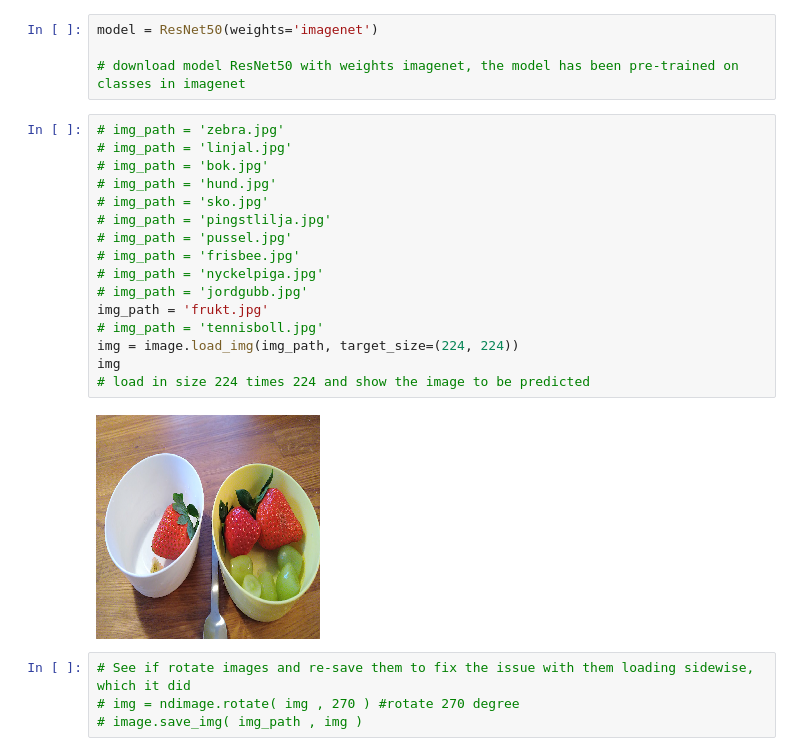
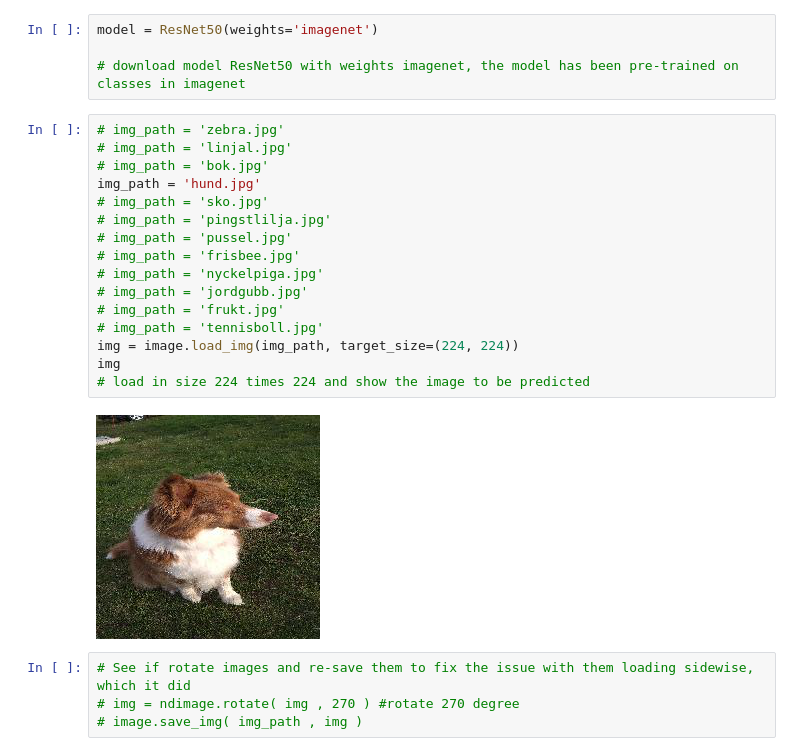
Before and after one commit to fridakilby/deep-learning, a Jupyter notebook: L4_Kunskapskontroll_FK.ipynb, the cells around one changed output. Cells and saved outputs as stored; diff of their text form.

```diff
--- a/L4_Kunskapskontroll_FK.ipynb
+++ b/L4_Kunskapskontroll_FK.ipynb
@@ -33,21 +33,21 @@ model = ResNet50(weights='imagenet')
 # %%
 # img_path = 'zebra.jpg'
 # img_path = 'linjal.jpg'
 # img_path = 'bok.jpg'
-# img_path = 'hund.jpg'
+img_path = 'hund.jpg'
 # img_path = 'sko.jpg'
 # img_path = 'pingstlilja.jpg'
 # img_path = 'pussel.jpg'
 # img_path = 'frisbee.jpg'
 # img_path = 'nyckelpiga.jpg'
 # img_path = 'jordgubb.jpg'
-img_path = 'frukt.jpg'
+# img_path = 'frukt.jpg'
 # img_path = 'tennisboll.jpg'
 img = image.load_img(img_path, target_size=(224, 224))
 img
 # load in size 224 times 224 and show the image to be predicted
 # %% [output]
-[figure, old version]
+[figure, new version]
 # %%
 # See if rotate images and re-save them to fix the issue with them loading sidewise, which it did
 # img = ndimage.rotate( img , 270 ) #rotate 270 degree
```
Also changed, not shown: parts of 8 cells of this notebook.
